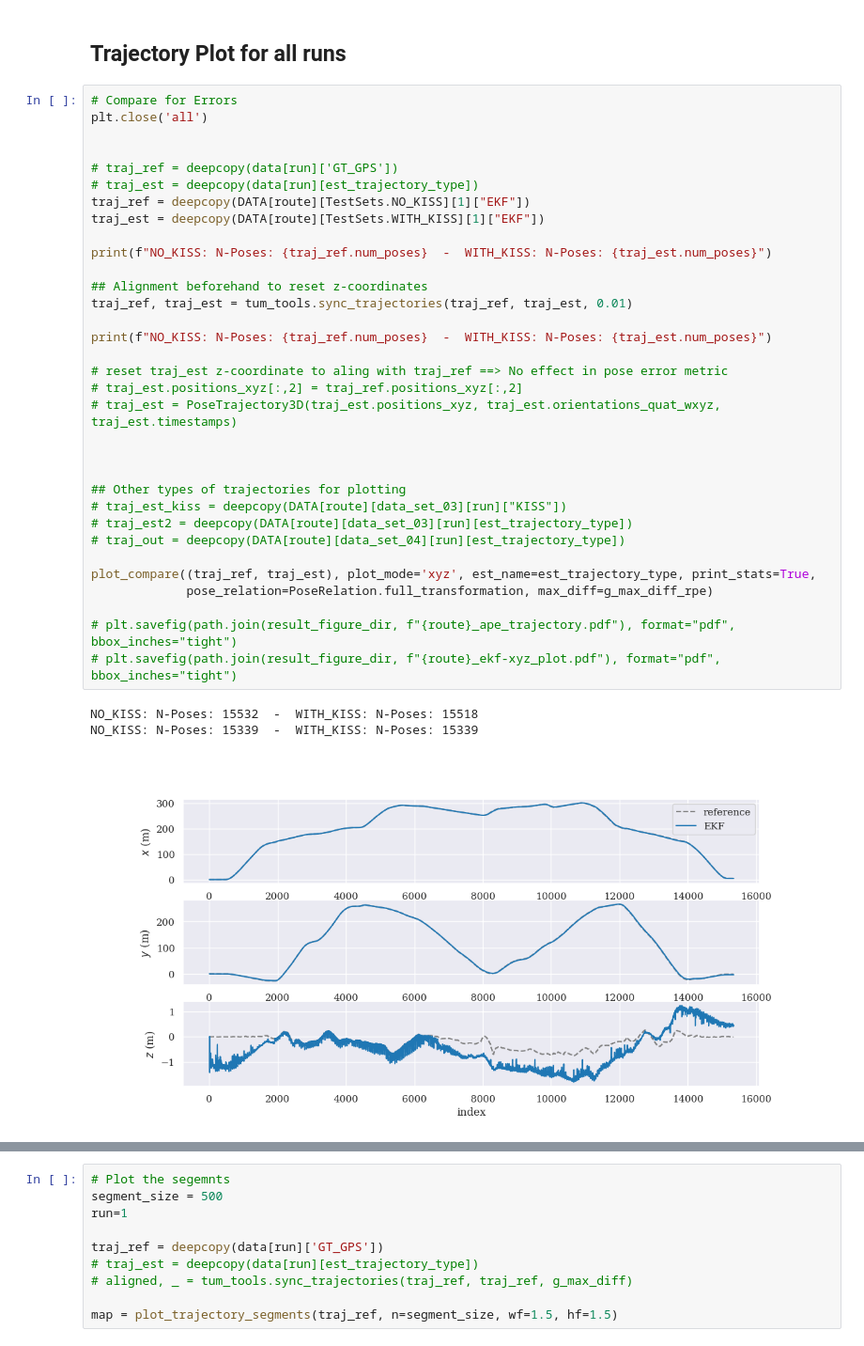
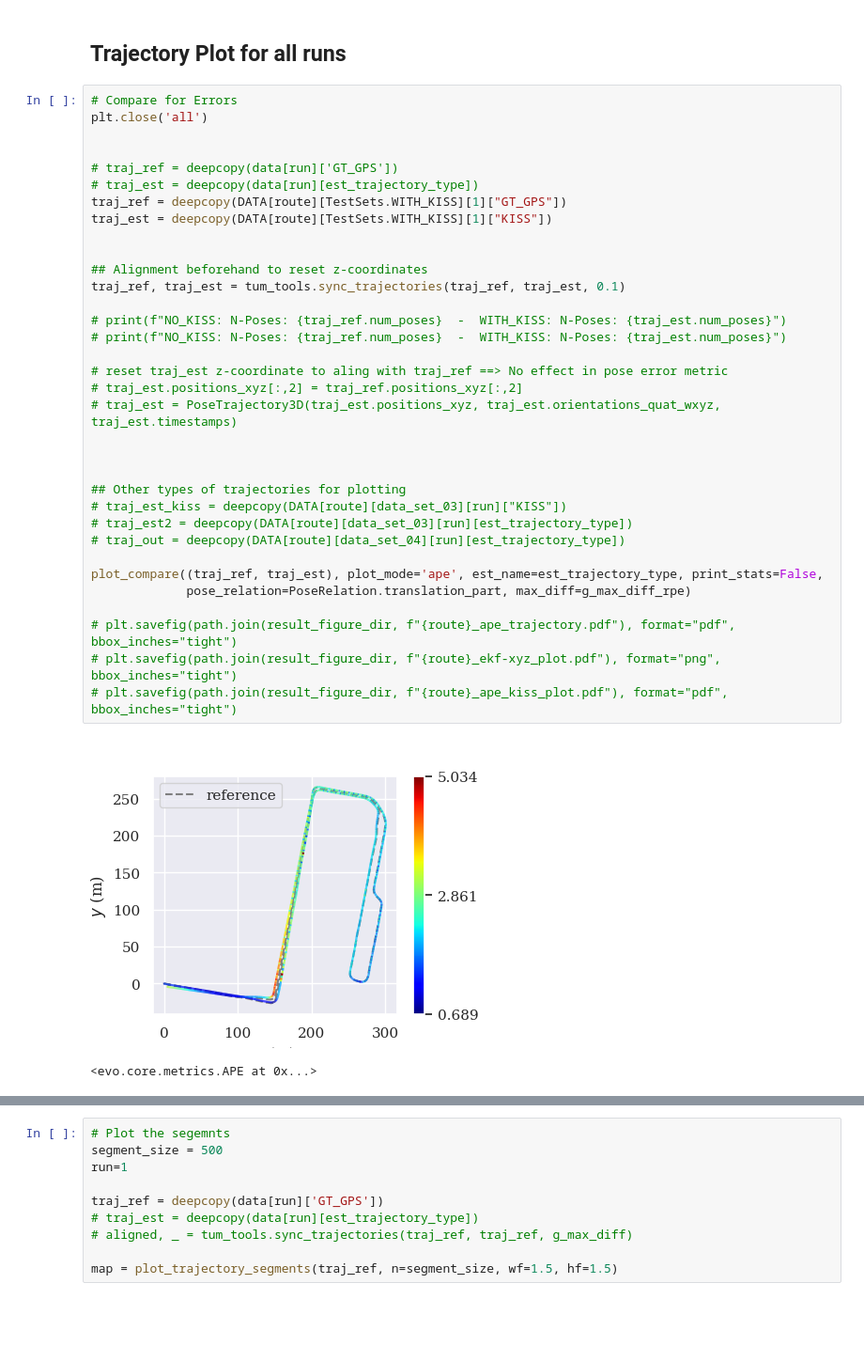
Before and after one commit to Jul310/kiss-icp, a Jupyter notebook: tum_eval/df_analysis.ipynb, the cells around one changed output, grey strips where cells are left out. Shown at 94% size. Saved outputs shown, nothing was run; the diff lists cells and outputs as text; blank space fills up the shorter version.

```diff
--- a/tum_eval/df_analysis.ipynb
+++ b/tum_eval/df_analysis.ipynb
@@ -183,40 +184,40 @@ compare_plot_multiple(trajectories, names, plot_mode=plot_mode, wf=2, hf=0.5, re
 # %%
 # Compare for Errors
 plt.close('all')
 
 
 # traj_ref = deepcopy(data[run]['GT_GPS'])
 # traj_est = deepcopy(data[run][est_trajectory_type])
-traj_ref = deepcopy(DATA[route][TestSets.NO_KISS][1]["EKF"])
-traj_est = deepcopy(DATA[route][TestSets.WITH_KISS][1]["EKF"])
+traj_ref = deepcopy(DATA[route][TestSets.WITH_KISS][1]["GT_GPS"])
+traj_est = deepcopy(DATA[route][TestSets.WITH_KISS][1]["KISS"])
 
-print(f"NO_KISS: N-Poses: {traj_ref.num_poses}  -  WITH_KISS: N-Poses: {traj_est.num_poses}")
 
 ## Alignment beforehand to reset z-coordinates
-traj_ref, traj_est = tum_tools.sync_trajectories(traj_ref, traj_est, 0.01)
+traj_ref, traj_est = tum_tools.sync_trajectories(traj_ref, traj_est, 0.1)
 
-print(f"NO_KISS: N-Poses: {traj_ref.num_poses}  -  WITH_KISS: N-Poses: {traj_est.num_poses}")
+# print(f"NO_KISS: N-Poses: {traj_ref.num_poses}  -  WITH_KISS: N-Poses: {traj_est.num_poses}")
+# print(f"NO_KISS: N-Poses: {traj_ref.num_poses}  -  WITH_KISS: N-Poses: {traj_est.num_poses}")
 
 # reset traj_est z-coordinate to aling with traj_ref ==> No effect in pose error metric
 # traj_est.positions_xyz[:,2] = traj_ref.positions_xyz[:,2]
 # traj_est = PoseTrajectory3D(traj_est.positions_xyz, traj_est.orientations_quat_wxyz, traj_est.timestamps)
 
 
 
 ## Other types of trajectories for plotting
 # traj_est_kiss = deepcopy(DATA[route][data_set_03][run]["KISS"])
 # traj_est2 = deepcopy(DATA[route][data_set_03][run][est_trajectory_type])
 # traj_out = deepcopy(DATA[route][data_set_04][run][est_trajectory_type])
 
-plot_compare((traj_ref, traj_est), plot_mode='xyz', est_name=est_trajectory_type, print_stats=True,
-             pose_relation=PoseRelation.full_transformation, max_diff=g_max_diff_rpe)
+plot_compare((traj_ref, traj_est), plot_mode='ape', est_name=est_trajectory_type, print_stats=False,
+             pose_relation=PoseRelation.translation_part, max_diff=g_max_diff_rpe)
 
 # plt.savefig(path.join(result_figure_dir, f"{route}_ape_trajectory.pdf"), format="pdf", bbox_inches="tight")
-# plt.savefig(path.join(result_figure_dir, f"{route}_ekf-xyz_plot.pdf"), format="pdf", bbox_inches="tight")
+# plt.savefig(path.join(result_figure_dir, f"{route}_ekf-xyz_plot.pdf"), format="png", bbox_inches="tight")
+# plt.savefig(path.join(result_figure_dir, f"{route}_ape_kiss_plot.pdf"), format="pdf", bbox_inches="tight")
 # %% [output]
+[figure, new version]
-NO_KISS: N-Poses: 15532  -  WITH_KISS: N-Poses: 15518
-NO_KISS: N-Poses: 15339  -  WITH_KISS: N-Poses: 15339
+<evo.core.metrics.APE at 0x...>
-[figure, old version]
 # %%
 # Load data in local structure -> Deepcopy to avoid re-reading
 data = deepcopy(DATA[route])
```
Also changed, not shown: parts of 10 cells of this notebook, 7 other files.
